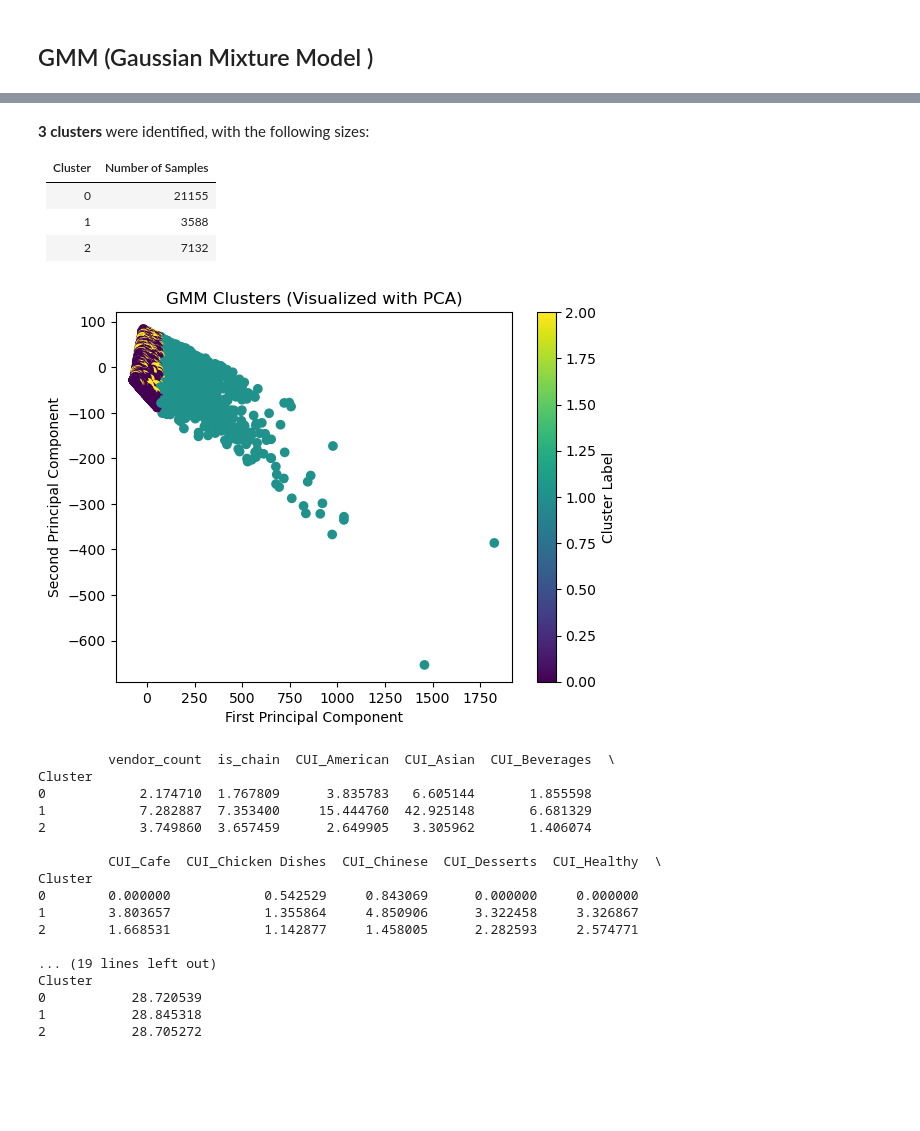
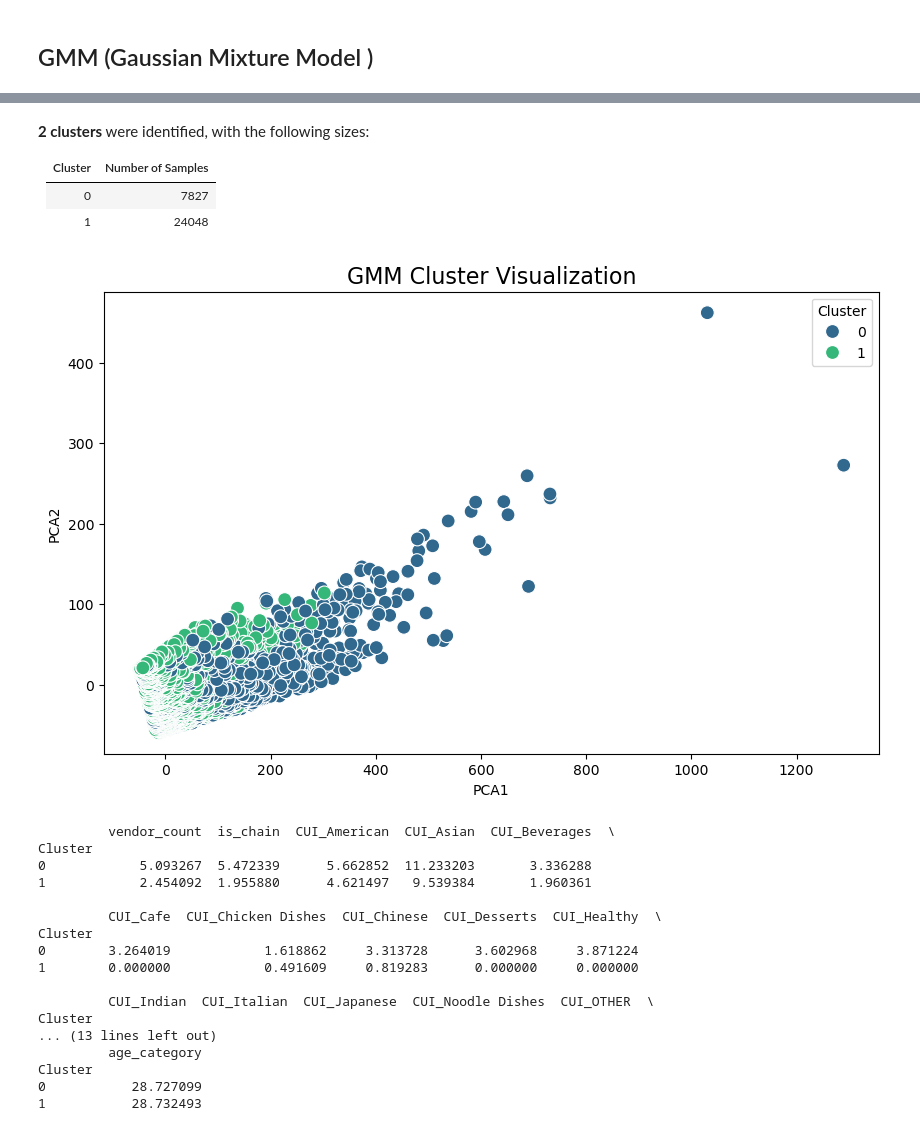
Before and after one commit to MiguelMangerona/Data-Mining-Project, a Jupyter notebook: Clustering.ipynb, the cells around one changed output, grey strips where cells are left out. Drawn from its saved outputs; the diff is of its cells as text; code cells hidden in the pictures; blank space fills up the shorter version.

```diff
--- a/Clustering.ipynb
+++ b/Clustering.ipynb
@@ -396,5 +396,5 @@ plt.show()
 # %%
-gmm = GaussianMixture(n_components=3, covariance_type='full', n_init=10, init_params='kmeans', random_state=1)
+gmm = GaussianMixture(n_components=2, covariance_type='full', n_init=10, init_params='kmeans', random_state=1)
 gmm_labels = gmm.fit_predict(df)
 labels_proba = gmm.predict_proba(df)
 # %%
@@ -410,27 +410,25 @@ Number of data points per cluster: [21155  3588  7132]
 # %% [markdown]
-**3 clusters** were identified, with the following sizes:
+**2 clusters** were identified, with the following sizes:
 
 | Cluster | Number of Samples |
 |---------|--------------------|
-| 0       | 21155                |
-| 1       | 3588             |
-| 2       | 7132            |
+| 0       | 7827                |
+| 1       | 24048             |
-# %%
-from sklearn.decomposition import PCA
-
-# Reduce 22 dimensions to 2 for visualization
-pca = PCA(n_components=2)
-reduced_features = pca.fit_transform(df)
-
-# Plot with PCA components
-plt.scatter(reduced_features[:, 0], reduced_features[:, 1], c=gmm_labels, cmap='viridis')
-plt.title('GMM Clusters (Visualized with PCA)')
-plt.xlabel('First Principal Component')
-plt.ylabel('Second Principal Component')
-plt.colorbar(label='Cluster Label')
-plt.show()
-# %% [output]
-[figure, removed]
+# %%
+df['Cluster'] = gmm.fit_predict(df[cluster_features])
+
+# Reduce to 2 dimensions using PCA
+pca = PCA(n_components=2, random_state=1)
+df['PCA1'] = pca.fit_transform(df[cluster_features])[:, 0]
+df['PCA2'] = pca.fit_transform(df[cluster_features])[:, 1]
+
+# Plot clusters
+plt.figure(figsize=(10, 6))
+sns.scatterplot(x='PCA1', y='PCA2', hue='Cluster', data=df, palette='viridis', s=100)
+plt.title("GMM Cluster Visualization", fontsize=16)
+plt.show()
+# %% [output]
+[figure, added]
 # %%
 # Group by the GMM cluster labels and compute the mean for each feature
 cluster_analysis = df.assign(Cluster=gmm_labels).groupby('Cluster')[cluster_features].mean()
@@ -441,18 +439,18 @@ with pd.option_context('display.max_rows', None, 'display.max_columns', None):
 # %% [output]
          vendor_count  is_chain  CUI_American  CUI_Asian  CUI_Beverages  \
 Cluster
-0            2.174710  1.767809      3.835783   6.605144       1.855598
-1            7.282887  7.353400     15.444760  42.925148       6.681329
-2            3.749860  3.657459      2.649905   3.305962       1.406074
+0            5.093267  5.472339      5.662852  11.233203       3.336288
+1            2.454092  1.955880      4.621497   9.539384       1.960361
 
          CUI_Cafe  CUI_Chicken Dishes  CUI_Chinese  CUI_Desserts  CUI_Healthy  \
 Cluster
-0        0.000000            0.542529     0.843069      0.000000     0.000000
-1        3.803657            1.355864     4.850906      3.322458     3.326867
-2        1.668531            1.142877     1.458005      2.282593     2.574771
+0        3.264019            1.618862     3.313728      3.602968     3.871224
+1        0.000000            0.491609     0.819283      0.000000     0.000000
 
-... (19 lines left out)
+         CUI_Indian  CUI_Italian  CUI_Japanese  CUI_Noodle Dishes  CUI_OTHER  \
 Cluster
-0           28.720539
-1           28.845318
-2           28.705272
+... (13 lines left out)
+         age_category
+Cluster
+0           28.727099
+1           28.732493
```
Also changed, not shown: parts of 5 cells of this notebook.
